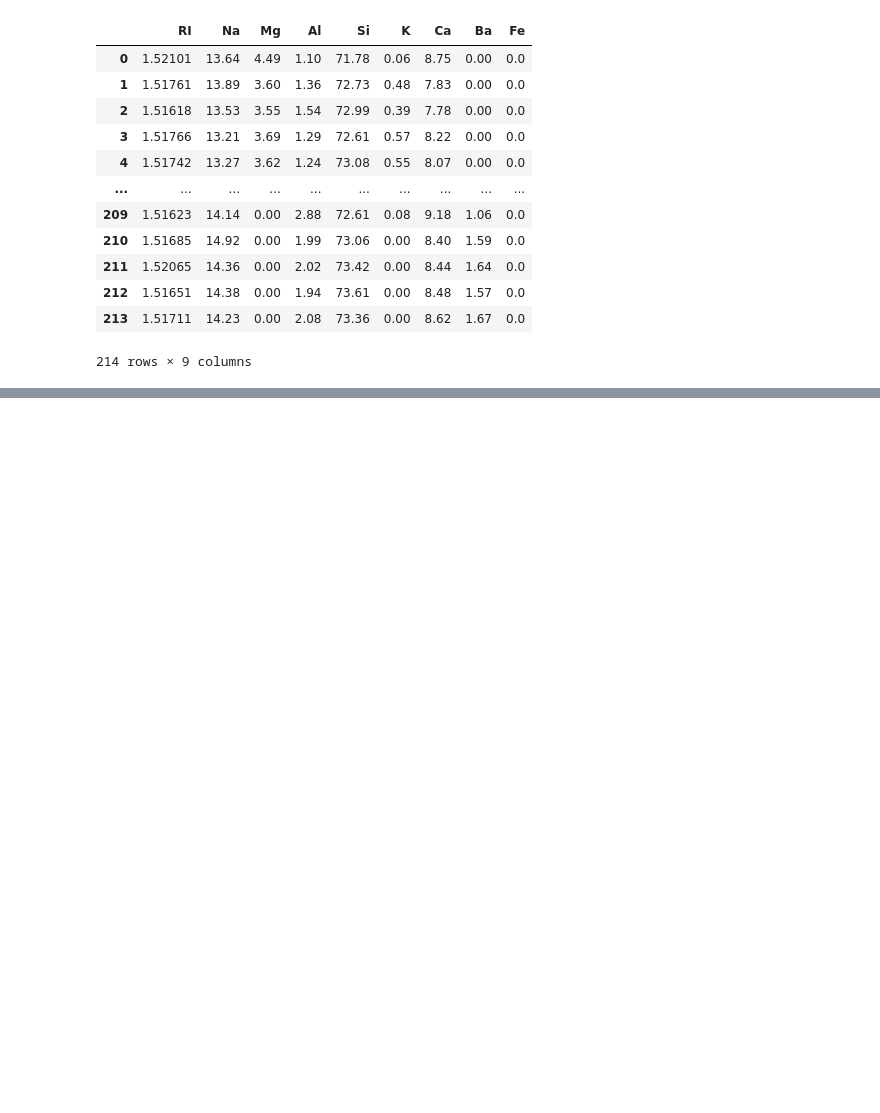
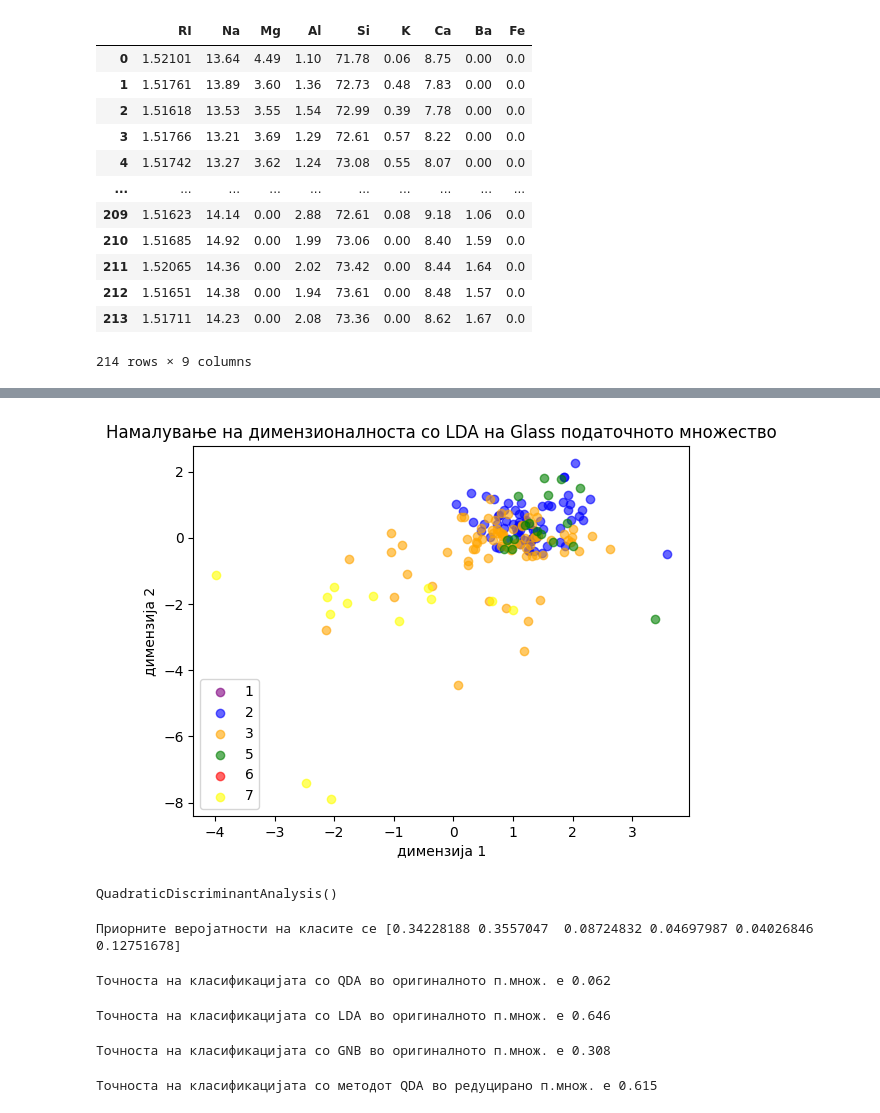
Before and after one commit to marijavrzhovska/ML, a Jupyter notebook: LAB1/glass_identification.ipynb, the cells around one changed output, grey strips where cells are left out. Cells and saved outputs as stored; diff of their text form; code cells hidden in the pictures; blank space fills up the shorter version.

```diff
--- a/LAB1/glass_identification.ipynb
+++ b/LAB1/glass_identification.ipynb
@@ -71,0 +229,18 @@ Y
+# %%
+LDA_reduce = LinearDiscriminantAnalysis(n_components=2) # Го поставуваме бројот ан компоненти во новиот простор на 2
+LDA_reduce.fit(X, y) # Го фитуваме LDA моделот на податоците X и y
+X_reduced = LDA_reduce.transform(X) # Со помош на фитуваниот модел ги трансформираме влезните податоци X во но новите X_LDA
+
+# Сега можеме да го визуелизираме податочното множество на еден дводимензионален график
+plt.figure()
+
+for color, i, target_name in zip(colors, [0, 1, 2,3,4,5,6,7], target_names):
+    plt.scatter(X_reduced[y == i, 0], X_reduced[y == i, 1], alpha=.6, color=color,
+                label=target_name)
+plt.legend()
+plt.xlabel("димензија 1")
+plt.ylabel("димензија 2")
+plt.title('Намалување на димензионалноста со LDA на Glass податочното множество')
+plt.show()
+# %% [output]
+[figure, added]
@@ -71,0 +251,43 @@ Y
+# %%
+#KVADRATNA DISKRIMINATVINA ANALIZA
+QDA= QuadraticDiscriminantAnalysis()
+QDA.fit(X_train, y_train)
+# %% [output]
+QuadraticDiscriminantAnalysis()
+# %%
+print("Приорните веројатности на класите се",QDA.priors_)
+# %% [output]
+Приорните веројатности на класите се [0.34228188 0.3557047  0.08724832 0.04697987 0.04026846 0.12751678]
+# %%
+y_pred = QDA.predict(X_test)
+QDA_accuracy = accuracy_score(y_test,y_pred)
+print("Точноста на класификацијата со QDA во оригиналното п.множ. е", round(QDA_accuracy,3))
+# %% [output]
+Точноста на класификацијата со QDA во оригиналното п.множ. е 0.062
+# %%
+#KLASIFIKACIJA SO LINEARNA DISKRIMINATIVNA ANALIZA
+LDA = LinearDiscriminantAnalysis()
+LDA.fit(X_train, y_train)
+y_pred = LDA.predict(X_test)
+LDA_accuracy = accuracy_score(y_test,y_pred)
+print("Точноста на класификацијата со LDA во оригиналното п.множ. е",round(LDA_accuracy,3))
+# %% [output]
+Точноста на класификацијата со LDA во оригиналното п.множ. е 0.646
+# %%
+#KLASIFIKACIJA SO NAIVEN BAESOV KLASIFIKATOR
+GNB = GaussianNB()
+GNB.fit(X_train, y_train)
+y_pred = GNB.predict(X_test)
+GNB_accuracy = accuracy_score(y_test, y_pred)
+print("Точноста на класификацијата со GNB во оригиналното п.множ. е",round(GNB_accuracy,3))
+# %% [output]
+Точноста на класификацијата со GNB во оригиналното п.множ. е 0.308
+# %%
+#KLASIFIKACIJA VO REDUCIRANO P.MNOZH.
+QDA_reduced = QuadraticDiscriminantAnalysis()
+QDA_reduced.fit(X_reduced_train, y_reduced_train)
+y_pred = QDA_reduced.predict(X_reduced_test)
+QDA_reduced_accuracy = accuracy_score(y_test, y_pred)
+print("Точноста на класификацијата со методот QDA во редуцирано п.множ. е", round(QDA_reduced_accuracy,3))
+# %% [output]
+Точноста на класификацијата со методот QDA во редуцирано п.множ. е 0.615
```
Also changed, not shown: parts of 21 cells of this notebook.
